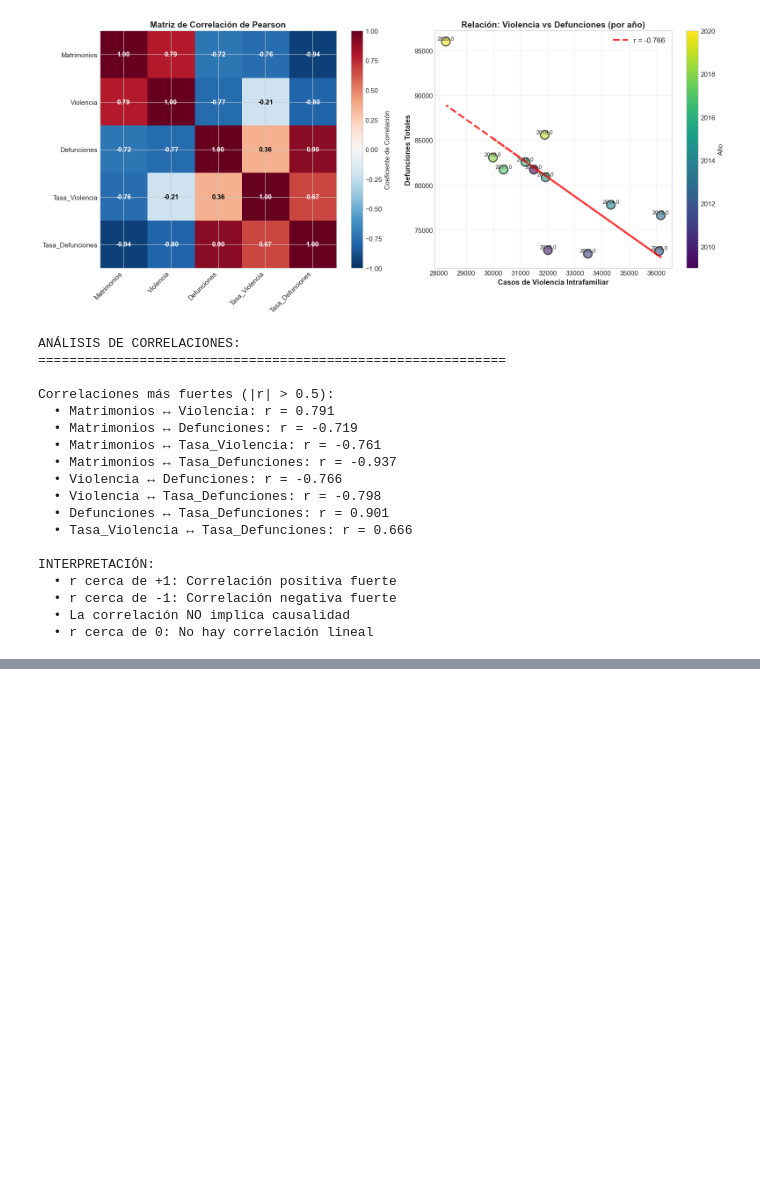
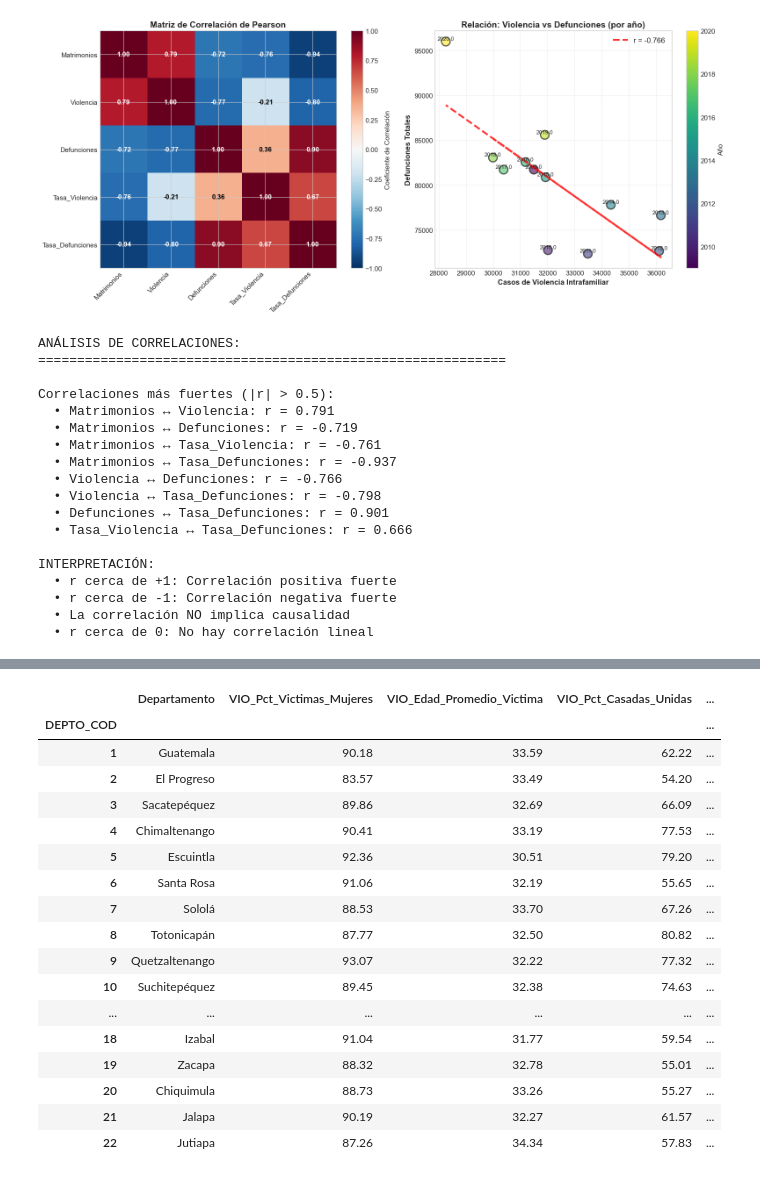
Before and after one commit to FerAHMz/proy1-md, a Jupyter notebook: caso_base.ipynb, the cells around one changed output, grey strips where cells are left out. Saved outputs shown, nothing was run; the diff lists cells and outputs as text; code cells hidden in the pictures; blank space fills up the shorter version.

```diff
--- a/caso_base.ipynb
+++ b/caso_base.ipynb
@@ -3450,0 +2905,72 @@ NOTA IMPORTANTE:
+# %%
+# ============================================================================
+# PASO 4: UNIFICAR LOS 3 DATASETS EN UNA TABLA POR DEPARTAMENTO
+# ============================================================================
+print("="*100)
+print("PASO 4: UNIFICACIÓN DE LOS 3 DATASETS POR DEPARTAMENTO")
+print("="*100)
+
+# Unir las 3 tablas de features por DEPTO_COD
+df_perfil_depto = df_features_vio.join(df_features_def, how='outer').join(df_features_mat, how='outer')
+
+# Agregar nombre de departamento
+df_perfil_depto['Departamento'] = df_perfil_depto.index.map(departamentos_map)
+
+# Verificar datos faltantes
+print(f"\nDimensiones del dataset unificado: {df_perfil_depto.shape}")
+print(f"  - Departamentos: {df_perfil_depto.shape[0]}")
+print(f"  - Variables: {df_perfil_depto.shape[1] - 1} (sin contar 'Departamento')")
+
+print(f"\nDatos faltantes por variable:")
+missing = df_perfil_depto.drop(columns=['Departamento']).isnull().sum()
+for col, n_miss in missing.items():
+    if n_miss > 0:
+        print(f"  ⚠ {col}: {n_miss} departamentos sin datos")
+    else:
+        print(f"  ✓ {col}: completo")
+
+# Rellenar valores faltantes con la mediana de cada variable
+numeric_cols = df_perfil_depto.select_dtypes(include=[np.number]).columns
+df_perfil_depto[numeric_cols] = df_perfil_depto[numeric_cols].fillna(df_perfil_depto[numeric_cols].median())
+
+# Reemplazar infinitos
+df_perfil_depto[numeric_cols] = df_perfil_depto[numeric_cols].replace([np.inf, -np.inf], 0)
+
+print(f"\nDatos faltantes después de imputación: {df_perfil_depto[numeric_cols].isnull().sum().sum()}")
+
+# ============================================================================
+# MOSTRAR TABLA CONSOLIDADA
+# ============================================================================
+print("\n" + "="*100)
+print("TABLA CONSOLIDADA: PERFIL SOCIODEMOGRÁFICO POR DEPARTAMENTO")
+print("="*100)
+
+# Reordenar: Departamento primero
+cols_order = ['Departamento'] + [c for c in df_perfil_depto.columns if c != 'Departamento']
+df_perfil_depto = df_perfil_depto[cols_order]
+
+display(df_perfil_depto.round(2))
+
+# Estadísticas descriptivas
+print("\n" + "="*100)
+print("ESTADÍSTICAS DESCRIPTIVAS DE LAS VARIABLES DEL PERFIL")
+print("="*100)
+display(df_perfil_depto.describe().round(2))
+
+# Listar todas las variables con su origen
+print("\n" + "="*100)
+print("RESUMEN DE VARIABLES UTILIZADAS PARA EL CLUSTERING")
+print("="*100)
+for i, col in enumerate(numeric_cols, 1):
+    if col.startswith('VIO_'):
+        origen = "Violencia Intrafamiliar"
+    elif col.startswith('DEF_'):
+        origen = "Defunciones"
+    elif col.startswith('MAT_'):
+        origen = "Matrimonios"
+    else:
+        origen = "Otro"
+    print(f"  {i:2d}. {col:<35s} [{origen}]")
+
+print(f"\nTOTAL: {len(numeric_cols)} variables de {df_perfil_depto.shape[0]} departamentos")
+# %% [output]
@@ -3450,0 +2994,18 @@ NOTA IMPORTANTE:
+|  | Departamento | VIO_Pct_Victimas_Mujeres | VIO_Edad_Promedio_Victima | VIO_Pct_Casadas_Unidas | ... |
+| DEPTO_COD |  |  |  |  | ... |
+| 1 | Guatemala | 90.18 | 33.59 | 62.22 | ... |
+| 2 | El Progreso | 83.57 | 33.49 | 54.20 | ... |
+| 3 | Sacatepéquez | 89.86 | 32.69 | 66.09 | ... |
+| 4 | Chimaltenango | 90.41 | 33.19 | 77.53 | ... |
+| 5 | Escuintla | 92.36 | 30.51 | 79.20 | ... |
+| 6 | Santa Rosa | 91.06 | 32.19 | 55.65 | ... |
+| 7 | Sololá | 88.53 | 33.70 | 67.26 | ... |
+| 8 | Totonicapán | 87.77 | 32.50 | 80.82 | ... |
+| 9 | Quetzaltenango | 93.07 | 32.22 | 77.32 | ... |
+| 10 | Suchitepéquez | 89.45 | 32.38 | 74.63 | ... |
+| ... | ... | ... | ... | ... | ... |
+| 18 | Izabal | 91.04 | 31.77 | 59.54 | ... |
+| 19 | Zacapa | 88.32 | 32.78 | 55.01 | ... |
+| 20 | Chiquimula | 88.73 | 33.26 | 55.27 | ... |
+| 21 | Jalapa | 90.19 | 32.27 | 61.57 | ... |
+| 22 | Jutiapa | 87.26 | 34.34 | 57.83 | ... |
```
Also changed, not shown: parts of 33 cells of this notebook.
